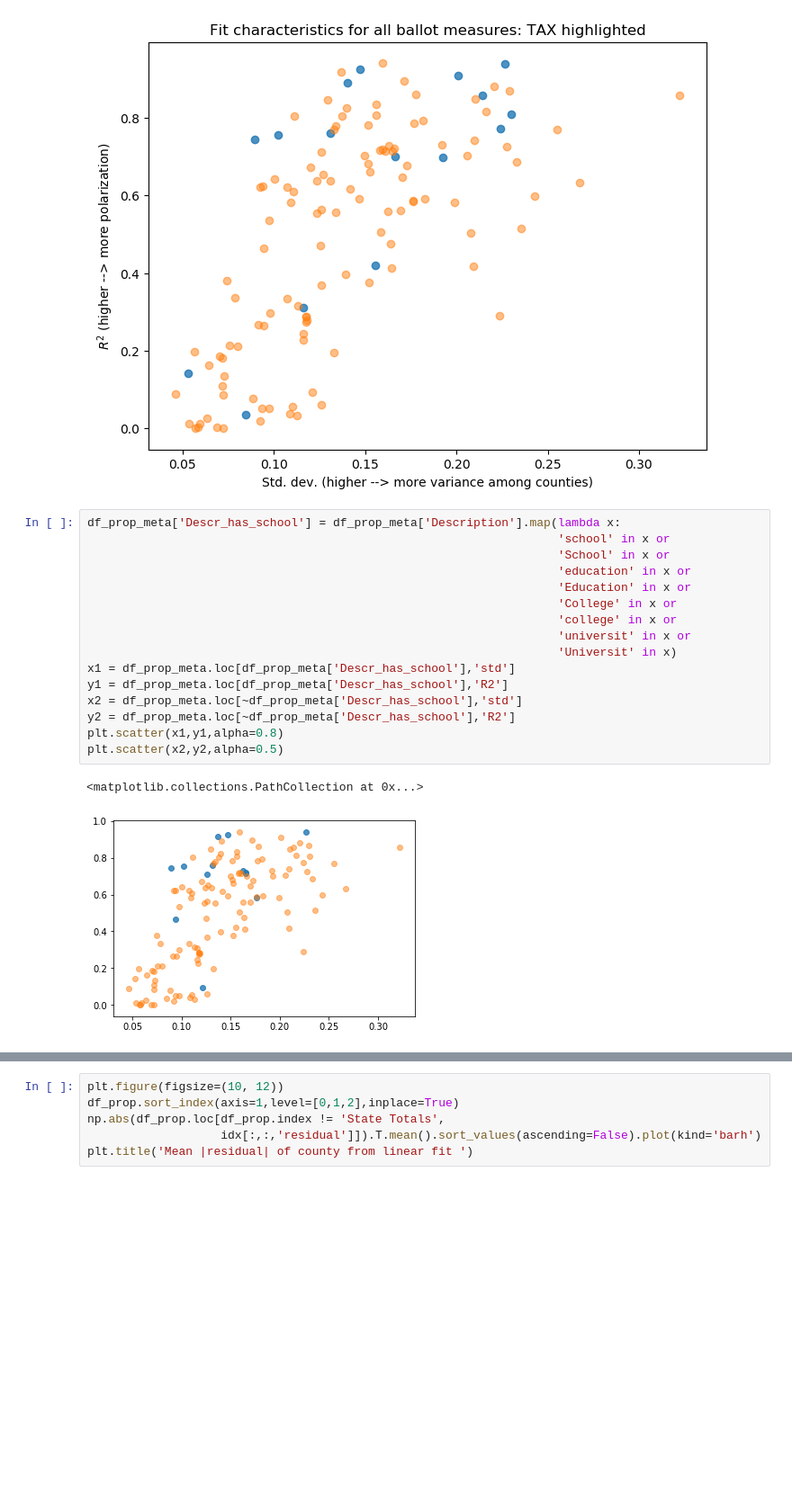
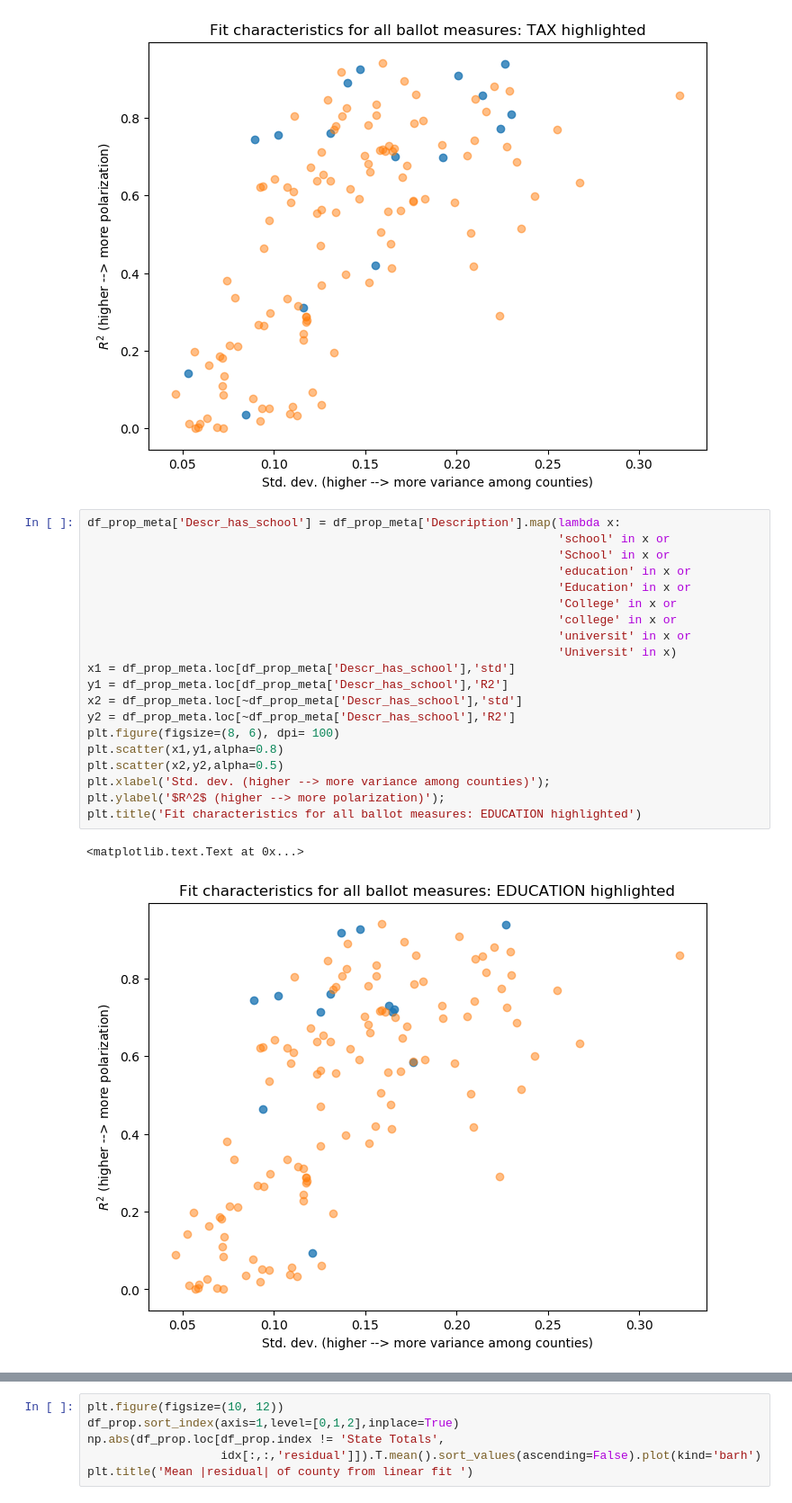
Before and after one commit to cnehrkorn/CaliVoting, a Jupyter notebook: explore_CA_statewide_measures.ipynb, the cells around one changed output, grey strips where cells are left out. Shown at 90% size. Cells and saved outputs as stored; diff of their text form; blank space fills up the shorter version.

Commit message:
last minute updates to plot presentation

```diff
--- a/explore_CA_statewide_measures.ipynb
+++ b/explore_CA_statewide_measures.ipynb
@@ -221,19 +221,23 @@ plt.title('Fit characteristics for all ballot measures: TAX highlighted')
 # %%
 df_prop_meta['Descr_has_school'] = df_prop_meta['Description'].map(lambda x:
                                                                    'school' in x or
                                                                    'School' in x or
                                                                    'education' in x or
                                                                    'Education' in x or
                                                                    'College' in x or
                                                                    'college' in x or
                                                                    'universit' in x or
                                                                    'Universit' in x)
 x1 = df_prop_meta.loc[df_prop_meta['Descr_has_school'],'std']
 y1 = df_prop_meta.loc[df_prop_meta['Descr_has_school'],'R2']
 x2 = df_prop_meta.loc[~df_prop_meta['Descr_has_school'],'std']
 y2 = df_prop_meta.loc[~df_prop_meta['Descr_has_school'],'R2']
+plt.figure(figsize=(8, 6), dpi= 100)
 plt.scatter(x1,y1,alpha=0.8)
 plt.scatter(x2,y2,alpha=0.5)
+plt.xlabel('Std. dev. (higher --> more variance among counties)');
+plt.ylabel('$R^2$ (higher --> more polarization)');
+plt.title('Fit characteristics for all ballot measures: EDUCATION highlighted')
 # %% [output]
-<matplotlib.collections.PathCollection at 0x...>
+<matplotlib.text.Text at 0x...>
-[figure, old version]
+[figure, new version]
```
Also changed, not shown: parts of 1 cell of this notebook.
